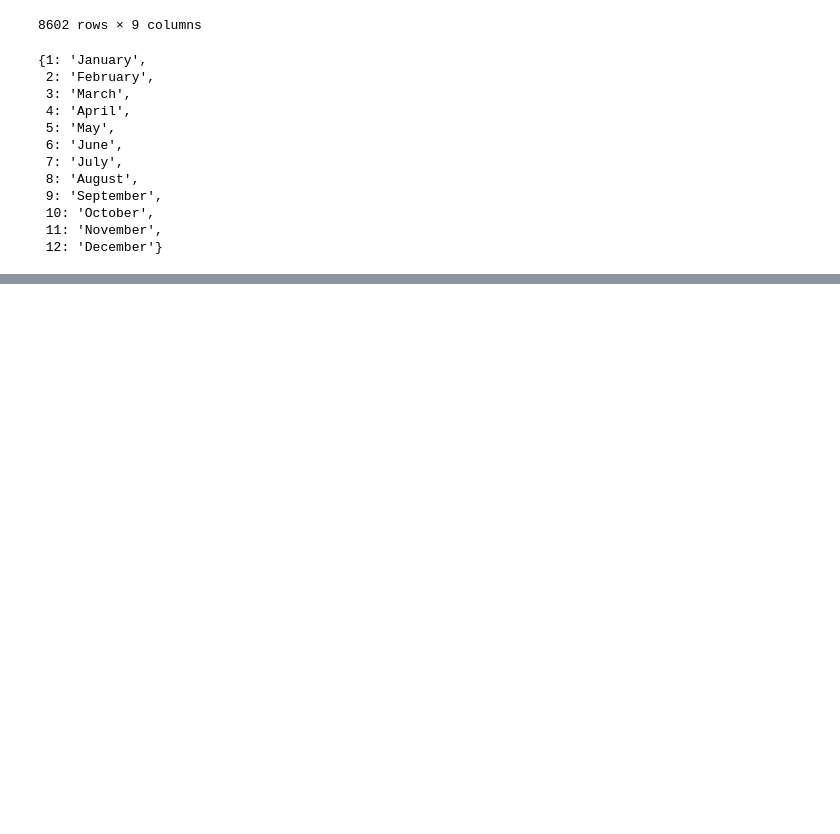
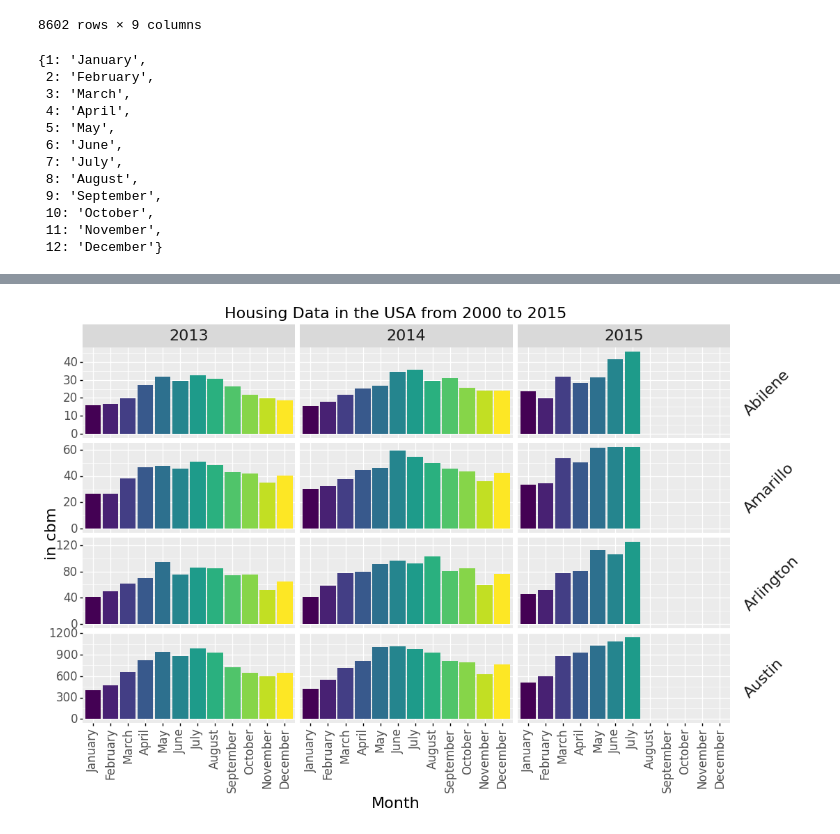
Before and after one commit to kraxli/py-reference, a Jupyter notebook: plotting/plotnine/Facet-grid_bar_plot.ipynb, the cells around one changed output, grey strips where cells are left out. Saved outputs shown, nothing was run; the diff lists cells and outputs as text; code cells hidden in the pictures; blank space fills up the shorter version.

```diff
--- a/plotting/plotnine/Facet-grid_bar_plot.ipynb
+++ b/plotting/plotnine/Facet-grid_bar_plot.ipynb
@@ -153,0 +147,11 @@ print(housing_facet_plot)
+# %%
+housing_facet_plot = (
+    housing_facet_plot
+    + p9.theme(strip_text_y = p9.element_text(angle = 45)) # orientation of y-axis facet labels
+    + p9.theme(strip_background_y = p9.element_text(width = 0), strip_text_y=p9.element_text(ha='left'))
+    # adjust width of facet background to fit facet text. options:, hjust=-1000
+)
+
+print(housing_facet_plot)
+# %% [output]
+[figure, added]
```
Also changed, not shown: parts of 9 cells of this notebook.
